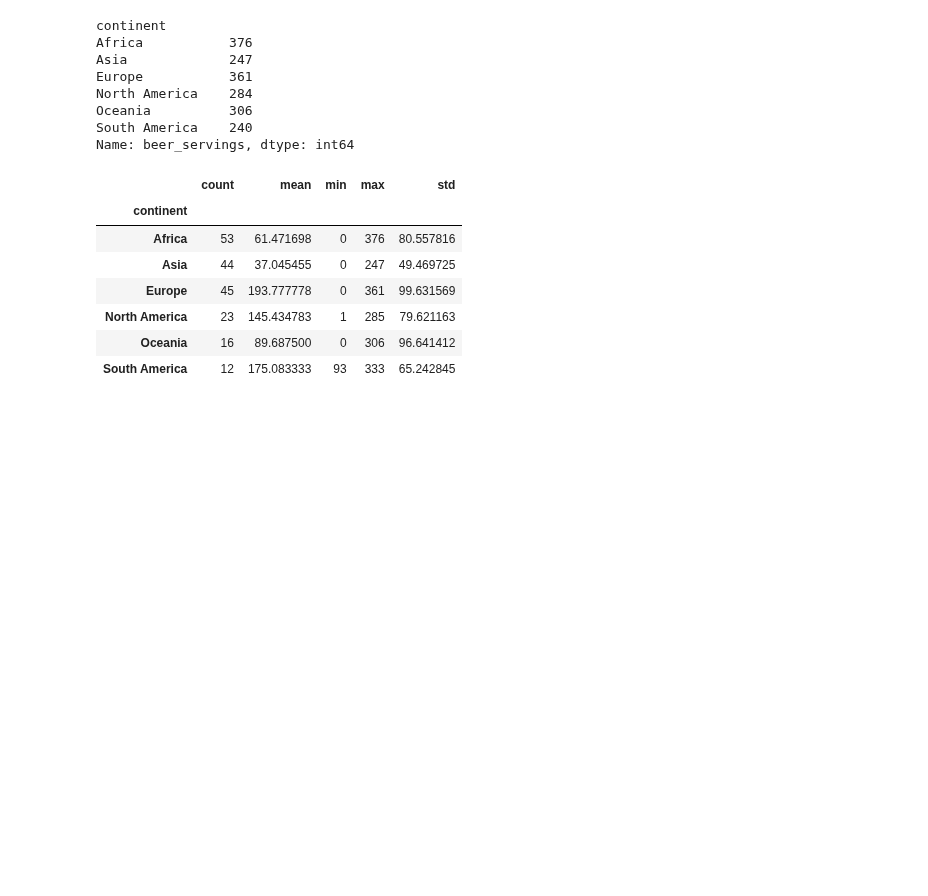
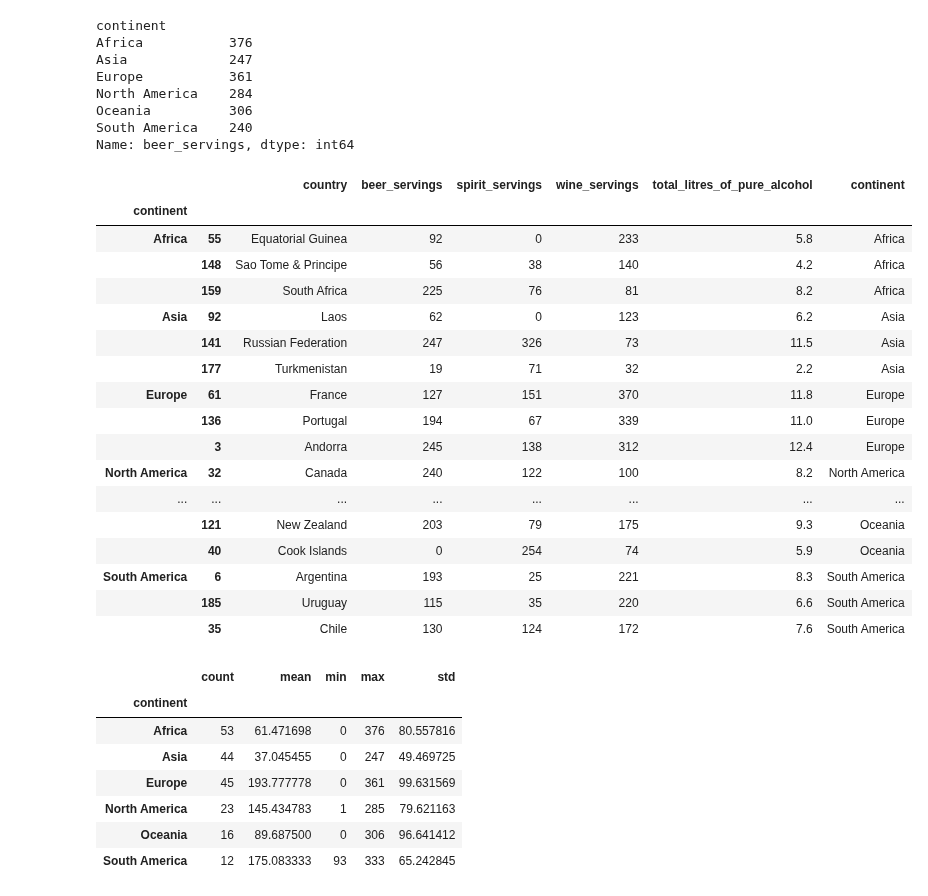
Before and after one commit to um-perez-alvaro/Data-Science-Practice, a Jupyter notebook: Jupyter Notebooks/Pandas/notebooks/Data Aggregation and Grouping.ipynb, the cells around one changed output. Cells and saved outputs as stored; diff of their text form; code cells hidden in the pictures; blank space fills up the shorter version.

```diff
--- a/Jupyter Notebooks/Pandas/notebooks/Data Aggregation and Grouping.ipynb
+++ b/Jupyter Notebooks/Pandas/notebooks/Data Aggregation and Grouping.ipynb
@@ -94,6 +94,31 @@ North America    284
 Oceania          306
 South America    240
 Name: beer_servings, dtype: int64
+# %%
+# top 3 wine_servings countries per continent
+def top3(group):
+    return group.sort_values('wine_servings', ascending=False).head(3)
+
+drinks.groupby('continent').apply(top3)
+# %% [output]
+|  |  | country | beer_servings | spirit_servings | wine_servings | total_litres_of_pure_alcohol | continent |
+| continent |  |  |  |  |  |  |  |
+| Africa | 55 | Equatorial Guinea | 92 | 0 | 233 | 5.8 | Africa |
+|  | 148 | Sao Tome & Principe | 56 | 38 | 140 | 4.2 | Africa |
+|  | 159 | South Africa | 225 | 76 | 81 | 8.2 | Africa |
+| Asia | 92 | Laos | 62 | 0 | 123 | 6.2 | Asia |
+|  | 141 | Russian Federation | 247 | 326 | 73 | 11.5 | Asia |
+|  | 177 | Turkmenistan | 19 | 71 | 32 | 2.2 | Asia |
+| Europe | 61 | France | 127 | 151 | 370 | 11.8 | Europe |
+|  | 136 | Portugal | 194 | 67 | 339 | 11.0 | Europe |
+|  | 3 | Andorra | 245 | 138 | 312 | 12.4 | Europe |
+| North America | 32 | Canada | 240 | 122 | 100 | 8.2 | North America |
+| ... | ... | ... | ... | ... | ... | ... | ... |
+|  | 121 | New Zealand | 203 | 79 | 175 | 9.3 | Oceania |
+|  | 40 | Cook Islands | 0 | 254 | 74 | 5.9 | Oceania |
+| South America | 6 | Argentina | 193 | 25 | 221 | 8.3 | South America |
+|  | 185 | Uruguay | 115 | 35 | 220 | 6.6 | South America |
+|  | 35 | Chile | 130 | 124 | 172 | 7.6 | South America |
 # %%
 # multiple aggregation functions can be applied simultaneously
 drinks.groupby('continent').beer_servings.agg(['count', 'mean', 'min', 'max','std'])
```
Also changed, not shown: parts of 2 cells of this notebook.
